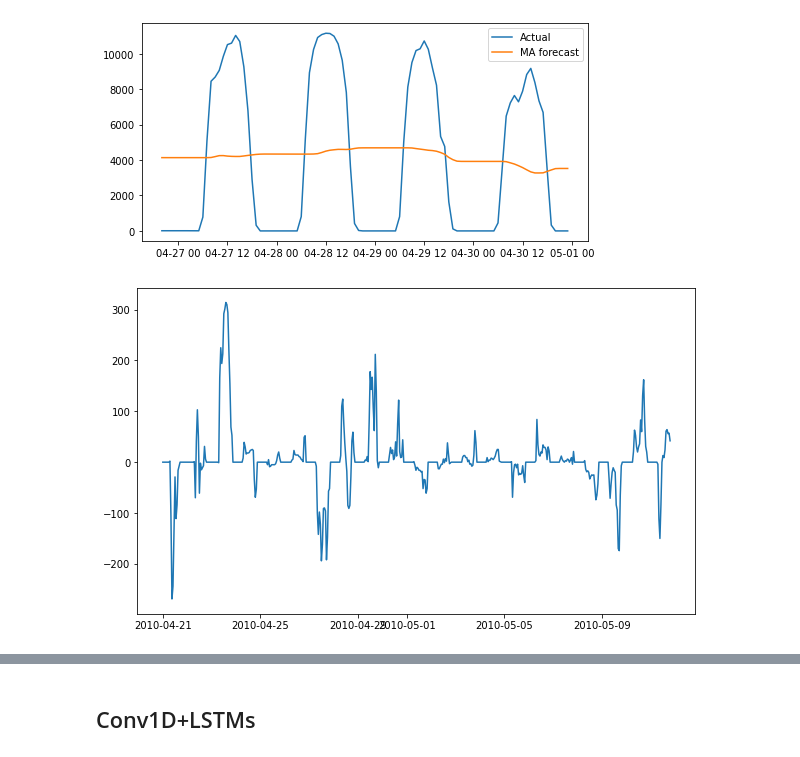
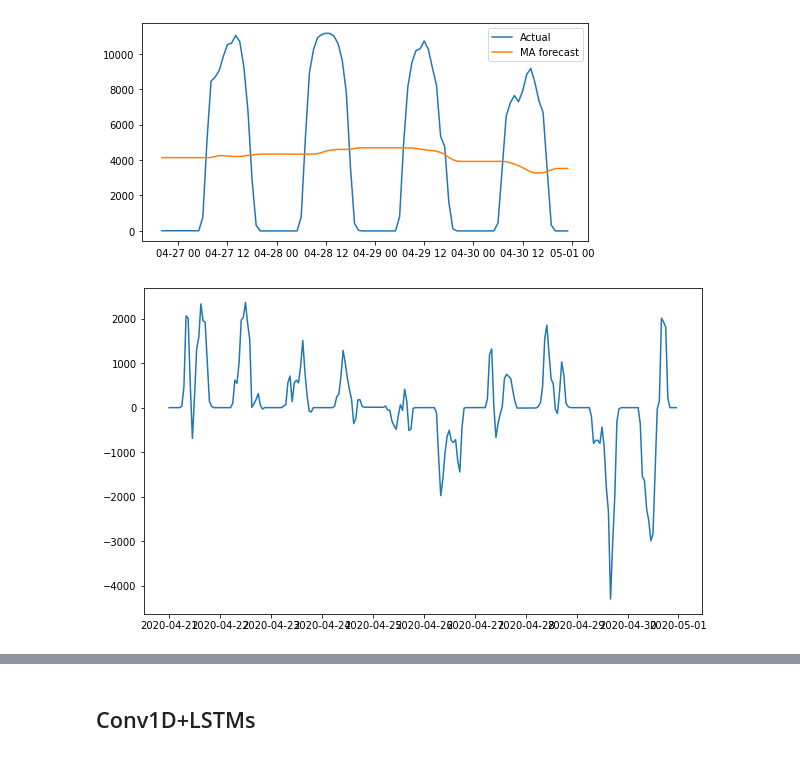
Before and after one commit to dlevonian/california_renewables, a Jupyter notebook: caiso_forecast.ipynb, the cells around one changed output, grey strips where cells are left out. Drawn from its saved outputs; the diff is of its cells as text; code cells hidden in the pictures.

```diff
--- a/caiso_forecast.ipynb
+++ b/caiso_forecast.ipynb
@@ -134,15 +131,16 @@ plt.show()
 # %% [output]
 [figure]
 # %%
-# DIFFERENCING
+# DIFFERENCING - PERIOD = 24H
 diff_series = (series[24:] - series[:-24])
 diff_time = dt[24:]
 
+display_window = 240
 plt.figure(figsize=(10, 6))
-plt.plot(diff_time[:500], diff_series[:500])
+plt.plot(diff_time[-display_window:], diff_series[-display_window:])
 plt.show()
 # %% [output]
-[figure, old version]
+[figure, new version]
 # %%
 w = 2
 diff_moving_avg = moving_average_forecast(diff_series, w)[split_time - 24 - w:]
```
Also changed, not shown: parts of 42 cells of this notebook.
